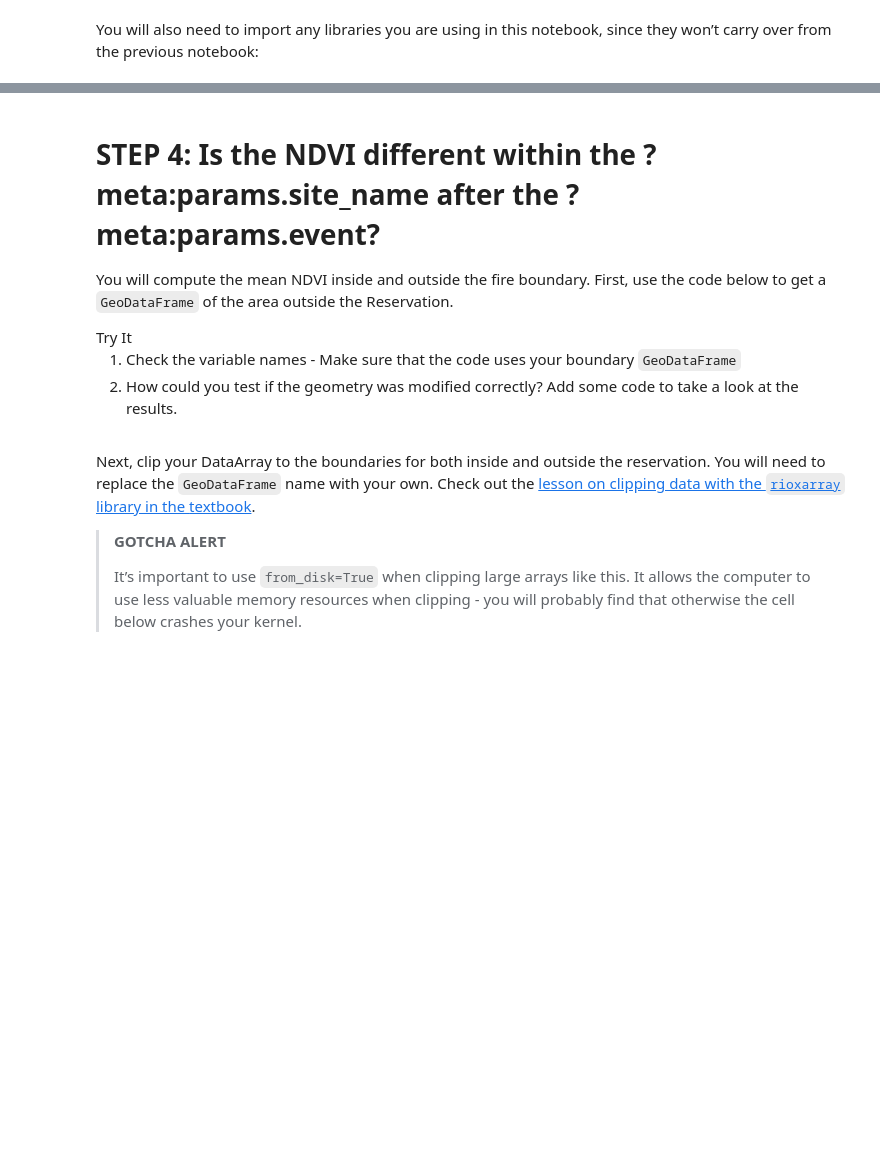
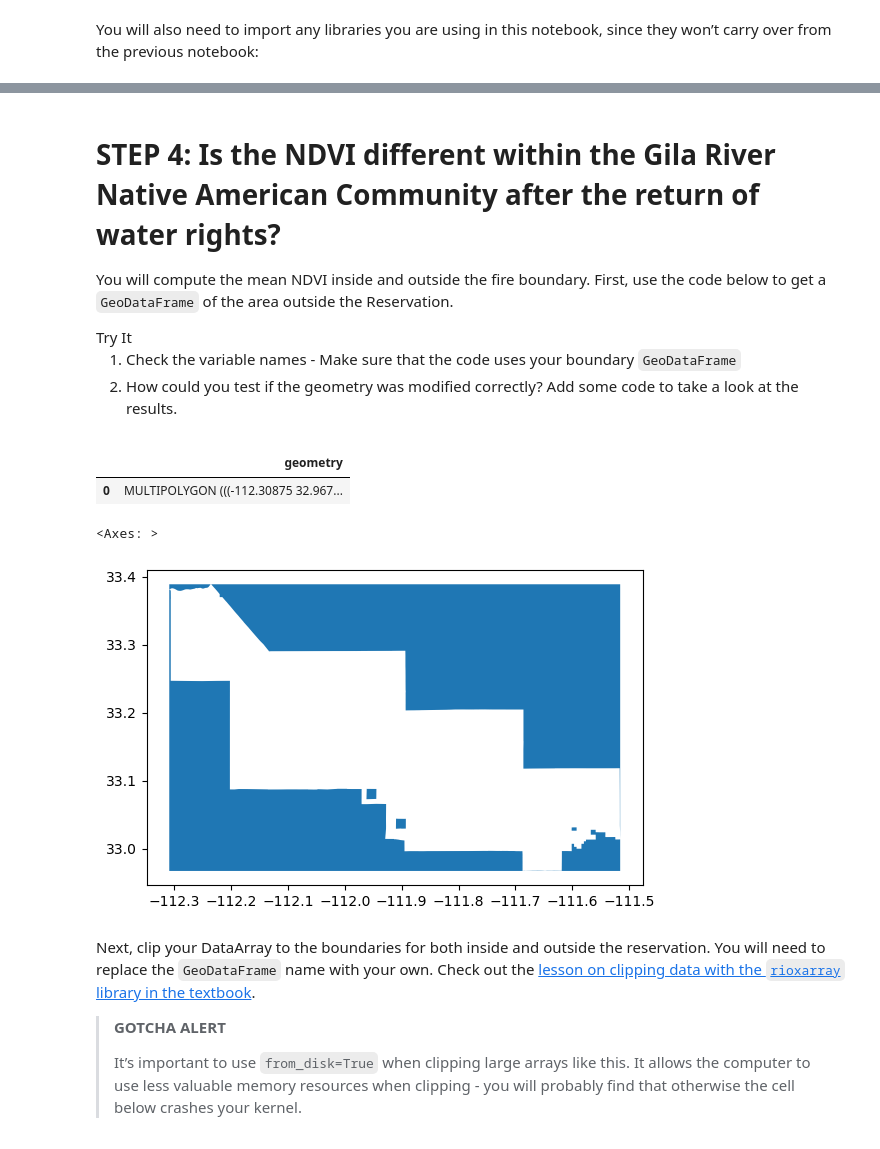
Before and after one commit to earthlab-education/04-vegetation-Livian-Von-Dran, a Jupyter notebook: notebooks/vegetation-04-summarize.ipynb, the cells around one changed output, grey strips where cells are left out. Drawn from its saved outputs; the diff is of its cells as text; code cells hidden in the pictures; blank space fills up the shorter version.

Commit message:
Plotted outside

```diff
--- a/notebooks/vegetation-04-summarize.ipynb
+++ b/notebooks/vegetation-04-summarize.ipynb
@@ -72,5 +84,5 @@ notebook, since they won’t carry over from the previous notebook:
 # %% [markdown]
-# STEP 4: Is the NDVI different within the **?meta:params.site_name** after the **?meta:params.event**?
+# STEP 4: Is the NDVI different within the **Gila River Native American Community** after the **return of water rights**?
 
 You will compute the mean NDVI inside and outside the fire boundary.
 First, use the code below to get a `GeoDataFrame` of the area outside
@@ -83,7 +95,23 @@ boundary <code>GeoDataFrame</code></li>
 code to take a look at the results.</li>
 </ol></div></div>
 # %%
-# Compute the area outside the fire boundary
+# Envelope = area outside the boundary but within the bounding box
+
+# Compute the area outside the community boundary
+outside_gila_gdf = gpd.GeoDataFrame(
+    geometry=gr_boundary_gdf.envelope).overlay(
+        gr_boundary_gdf, how='difference') # Choose the difference
+
+outside_gila_gdf
+# %% [output]
+|  | geometry |
+| 0 | MULTIPOLYGON (((-112.30875 32.967... |
+# %%
+# Plot the boundary to view its shape
+outside_gila_gdf.plot()
+# %% [output]
+<Axes: >
+[figure, added]
 # %% [markdown]
 Next, clip your DataArray to the boundaries for both inside and outside
 the reservation. You will need to replace the `GeoDataFrame` name with
```
Also changed, not shown: parts of 2 cells of this notebook.
